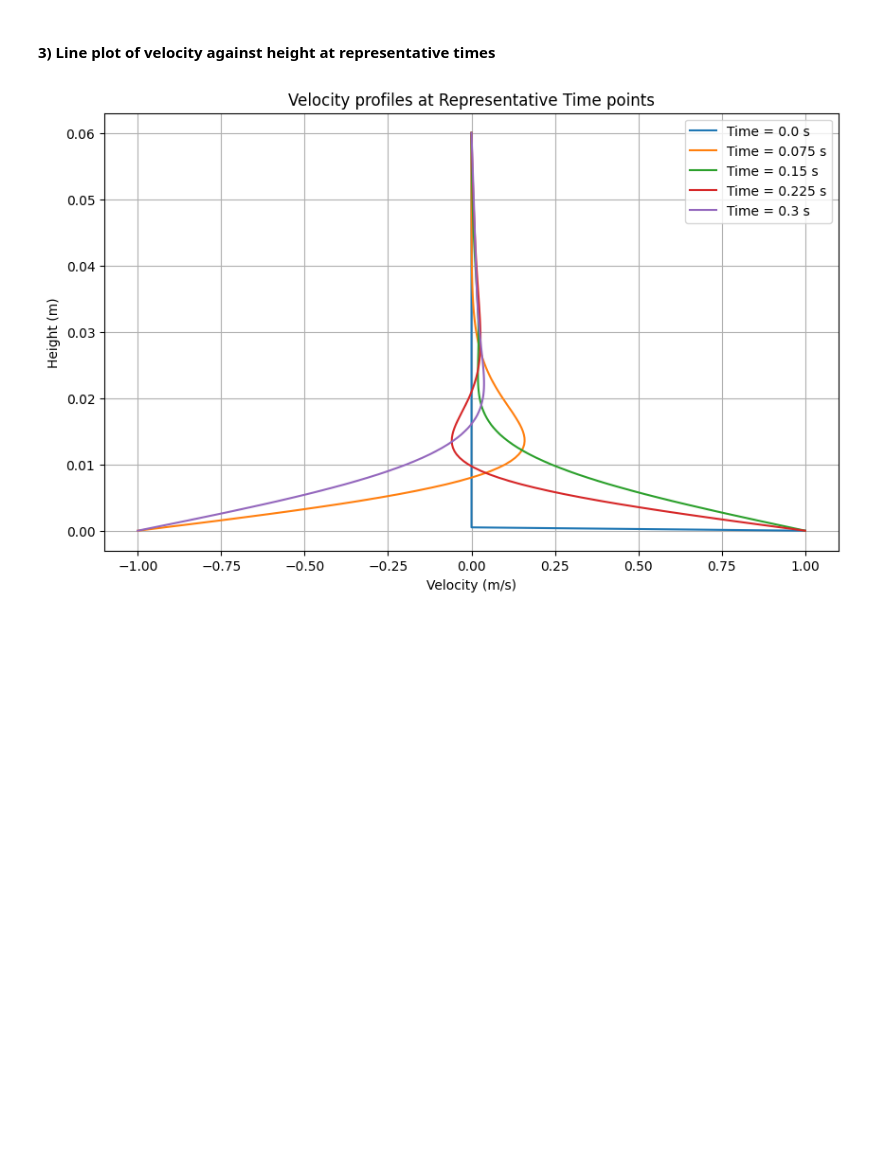
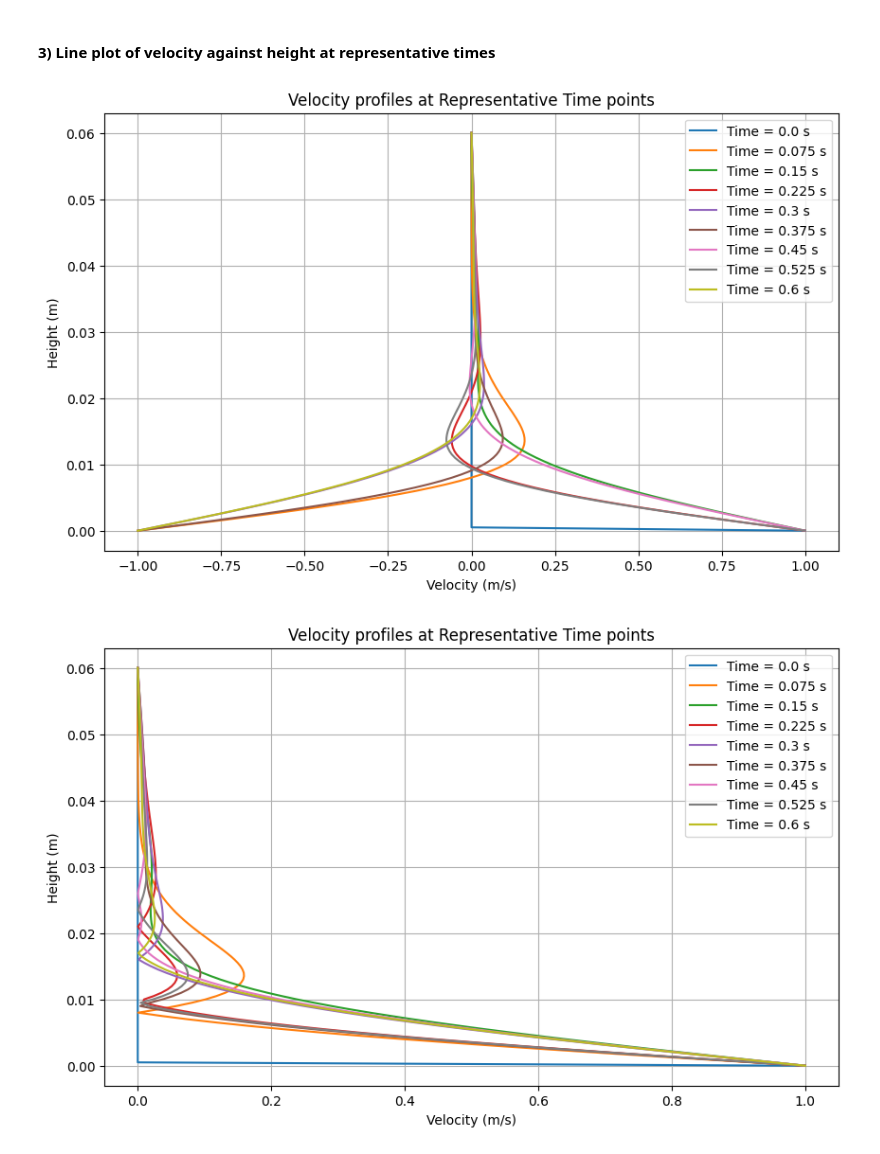
Before and after one commit to HiperLoop/Fluid-dynamics, a Jupyter notebook: Project 2/src/Project2_Group8_computationalpart.ipynb, the cells around one changed output. Cells and saved outputs as stored; diff of their text form; code cells hidden in the pictures; blank space fills up the shorter version.

```diff
--- a/Project 2/src/Project2_Group8_computationalpart.ipynb
+++ b/Project 2/src/Project2_Group8_computationalpart.ipynb
@@ -129,7 +129,7 @@ z = generate_quantity_array(z_min, z_max, dz) # height array
 # Time parameters
 dt = get_minimum_step(dz, nu, time=True) # time step (s) that satisfies the stability condition
 t_min = 0 # start time (s)
-t_max = 0.3 # end time (s)
+t_max = 0.6 # end time (s)
 N_t = int((t_max - t_min) / dt) + 1 # number of time steps
 t = generate_quantity_array(t_min, t_max, dt) # time array
 
@@ -209,7 +212,10 @@ line_plot(t, u, z_representative_points, z, 'Time (s)', 'Height')
 # %%
 # Plot 3)
 
-t_representative_points = np.floor(np.linspace(0, 0.3, 5) / dt).astype(int)
-line_plot(z, u, t_representative_points, t, 'Height (m)', 'Time', rows=False)
+number_of_representative_points = 9
+t_representative_points = get_representative_points(t, number_of_representative_points)
+line_plot(z, u, t_representative_points, t, 'Height (m)', 'Time', rows=False) # Actual velocity profile
+line_plot(z, np.abs(u), t_representative_points, t, 'Height (m)', 'Time', rows=False) # Absolute velocity profile
 # %% [output]
-[figure, old version]
+[figure, new version]
+[figure, added]
```
Also changed, not shown: parts of 5 cells of this notebook, 1 other file.
